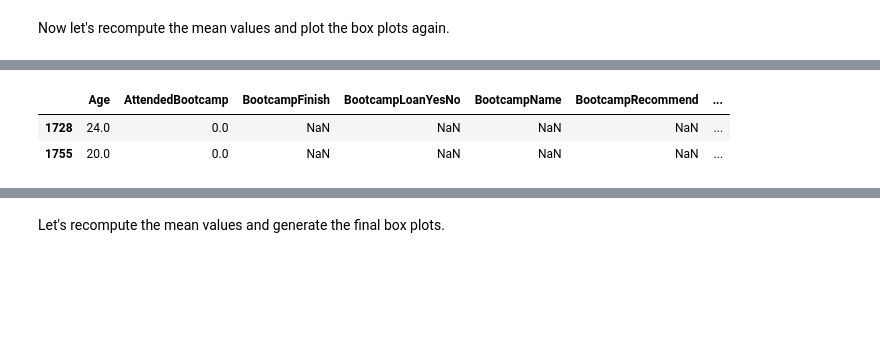
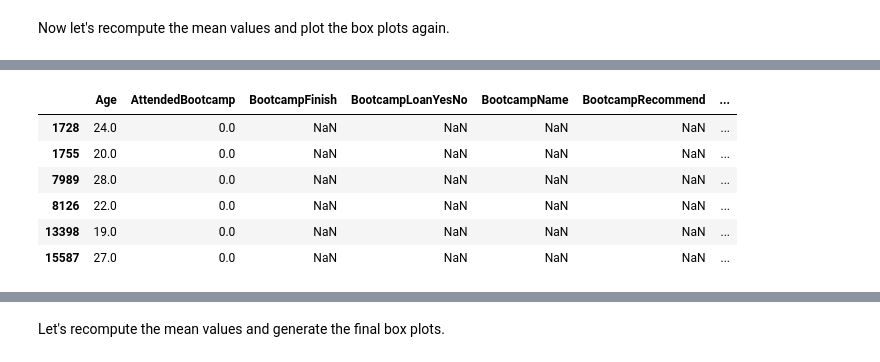
Before and after one commit to mircealex/DQ_Style_Guide, a Jupyter notebook: Example_project_DQ.ipynb, the cells around one changed output, grey strips where cells are left out. Cells and saved outputs as stored; diff of their text form; code cells hidden in the pictures; blank space fills up the shorter version.

```diff
--- a/Example_project_DQ.ipynb
+++ b/Example_project_DQ.ipynb
@@ -25,7 +25,8 @@ The survey data is publicly available in [this GitHub repository](https://github
 # %%
 # Read in the data
 import pandas as pd
-fcc = pd.read_csv('2017-fCC-New-Coders-Survey-Data.csv')
+direct_link = 'https://raw.githubusercontent.com/freeCodeCamp/2017-new-coder-survey/master/clean-data/2017-fCC-New-Coders-Survey-Data.csv'
+fcc = pd.read_csv(direct_link, low_memory = 0) # low_memory = False to silence dtypes warning
 
 # Quick exploration of the data
 print(fcc.shape)
@@ -268,6 +271,6 @@ It's hard to see on the plot above if there's anything wrong with the data for t
 # %%
 # Isolate only those participants who spend less than 10000 per month
-fcc_good = fcc_good[fcc_good['money_per_month'] < 10000]
+fcc_good = fcc_good[fcc_good['money_per_month'] < 20000]
 # %% [markdown]
 Now let's recompute the mean values and plot the box plots again.
 # %%
@@ -303,8 +307,15 @@ We can see two extreme outliers for India, but it's unclear whether this is good
 # %%
 # Inspect the extreme outliers for India
-only_4[(only_4['CountryLive'] == 'India') & (only_4['money_per_month'] > 3000)]
+india_outliers = only_4[
+    (only_4['CountryLive'] == 'India') &
+    (only_4['money_per_month'] >= 2500)]
+india_outliers
 # %% [output]
 |  | Age | AttendedBootcamp | BootcampFinish | BootcampLoanYesNo | BootcampName | BootcampRecommend | ... |
 | 1728 | 24.0 | 0.0 | NaN | NaN | NaN | NaN | ... |
 | 1755 | 20.0 | 0.0 | NaN | NaN | NaN | NaN | ... |
+| 7989 | 28.0 | 0.0 | NaN | NaN | NaN | NaN | ... |
+| 8126 | 22.0 | 0.0 | NaN | NaN | NaN | NaN | ... |
+| 13398 | 19.0 | 0.0 | NaN | NaN | NaN | NaN | ... |
+| 15587 | 27.0 | 0.0 | NaN | NaN | NaN | NaN | ... |
 # %% [markdown]
```
Also changed, not shown: parts of 37 cells of this notebook.
